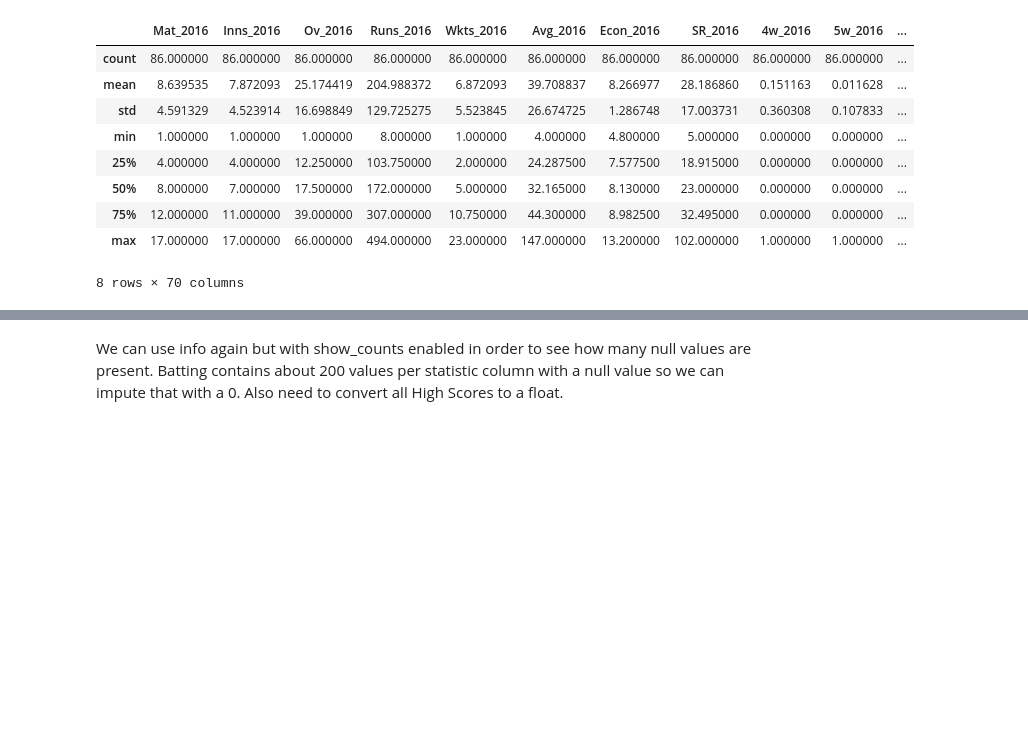
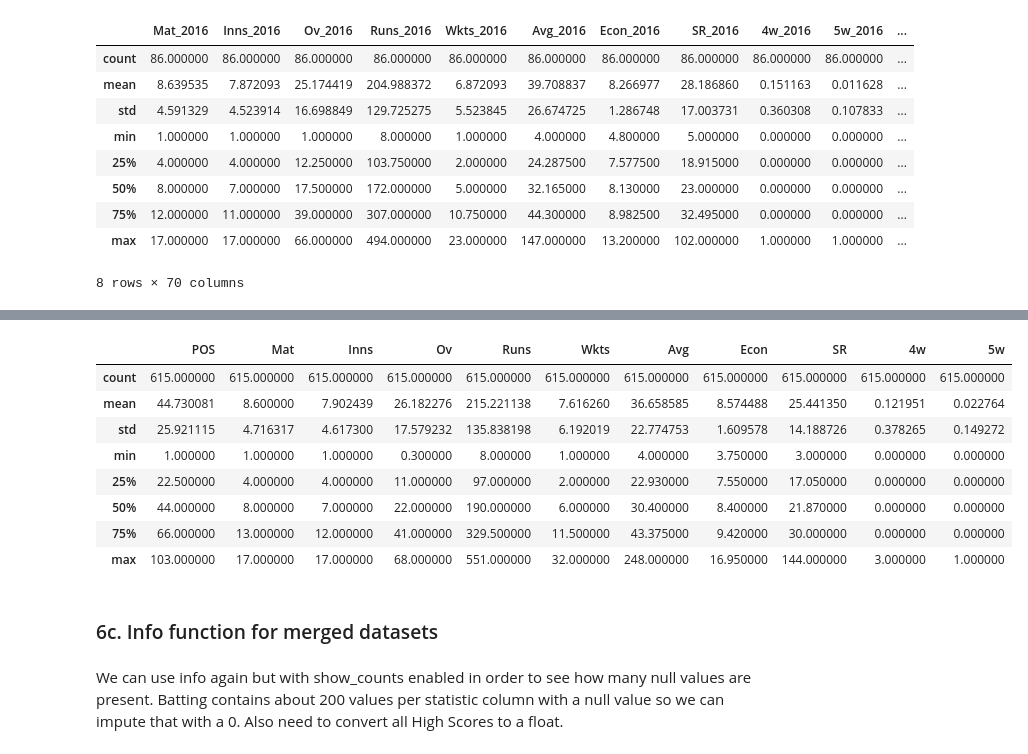
Before and after one commit to Vimal-Raghubir/IPL_Analysis, a Jupyter notebook: IPL_EDA.ipynb, the cells around one changed output, grey strips where cells are left out. Saved outputs shown, nothing was run; the diff lists cells and outputs as text; code cells hidden in the pictures; blank space fills up the shorter version.

Commit message:
Adding concatenated datasets for ml forecasting

```diff
--- a/IPL_EDA.ipynb
+++ b/IPL_EDA.ipynb
@@ -119,0 +123,12 @@ memory usage: 10.6+ KB
+# %%
+batting_list = [batting_2016, batting_2017, batting_2018, batting_2019, batting_2020, batting_2021, batting_2022]
+
+batting_data_concatenated = pd.concat(batting_list)
+
+write_csv_data("Outputs", "batting_data_concatenated.csv", batting_data_concatenated)
+
+bowling_list = [bowling_2016, bowling_2017, bowling_2018, bowling_2019, bowling_2020, bowling_2021, bowling_2022]
+
+bowling_data_concatenated = pd.concat(bowling_list)
+
+write_csv_data("Outputs", "batting_data_concatenated.csv", batting_data_concatenated)
@@ -188,0 +218,5 @@ bowling_data_dropped_unneeded_columns.csv was written to successfully!
+# %%
+bowling_data_concatenated.drop(['BBI'], axis=1, inplace=True)
+
+# Calling function to write a csv file to our output folder
+write_csv_data("Outputs", "bowling_data_concatenated_dropped_unneeded_columns.csv", bowling_data_concatenated)
@@ -220,3 +274,17 @@ bowling_data.describe()
+# %%
+bowling_data_concatenated.describe()
+# %% [output]
+|  | POS | Mat | Inns | Ov | Runs | Wkts | Avg | Econ | SR | 4w | 5w |
+| count | 615.000000 | 615.000000 | 615.000000 | 615.000000 | 615.000000 | 615.000000 | 615.000000 | 615.000000 | 615.000000 | 615.000000 | 615.000000 |
+| mean | 44.730081 | 8.600000 | 7.902439 | 26.182276 | 215.221138 | 7.616260 | 36.658585 | 8.574488 | 25.441350 | 0.121951 | 0.022764 |
+| std | 25.921115 | 4.716317 | 4.617300 | 17.579232 | 135.838198 | 6.192019 | 22.774753 | 1.609578 | 14.188726 | 0.378265 | 0.149272 |
+| min | 1.000000 | 1.000000 | 1.000000 | 0.300000 | 8.000000 | 1.000000 | 4.000000 | 3.750000 | 3.000000 | 0.000000 | 0.000000 |
+| 25% | 22.500000 | 4.000000 | 4.000000 | 11.000000 | 97.000000 | 2.000000 | 22.930000 | 7.550000 | 17.050000 | 0.000000 | 0.000000 |
+| 50% | 44.000000 | 8.000000 | 7.000000 | 22.000000 | 190.000000 | 6.000000 | 30.400000 | 8.400000 | 21.870000 | 0.000000 | 0.000000 |
+| 75% | 66.000000 | 13.000000 | 12.000000 | 41.000000 | 329.500000 | 11.500000 | 43.375000 | 9.420000 | 30.000000 | 0.000000 | 0.000000 |
+| max | 103.000000 | 17.000000 | 17.000000 | 68.000000 | 551.000000 | 32.000000 | 248.000000 | 16.950000 | 144.000000 | 3.000000 | 1.000000 |
+# %% [markdown]
+### 6c. Info function for merged datasets
 # %% [markdown]
 We can use info again but with show_counts enabled in order to see how many null values are present. Batting contains about 200 values per statistic column with a null value so we can impute that with a 0. Also need to convert all High Scores to a float.
 # %%
```
Also changed, not shown: parts of 52 cells of this notebook, 11 other files.
